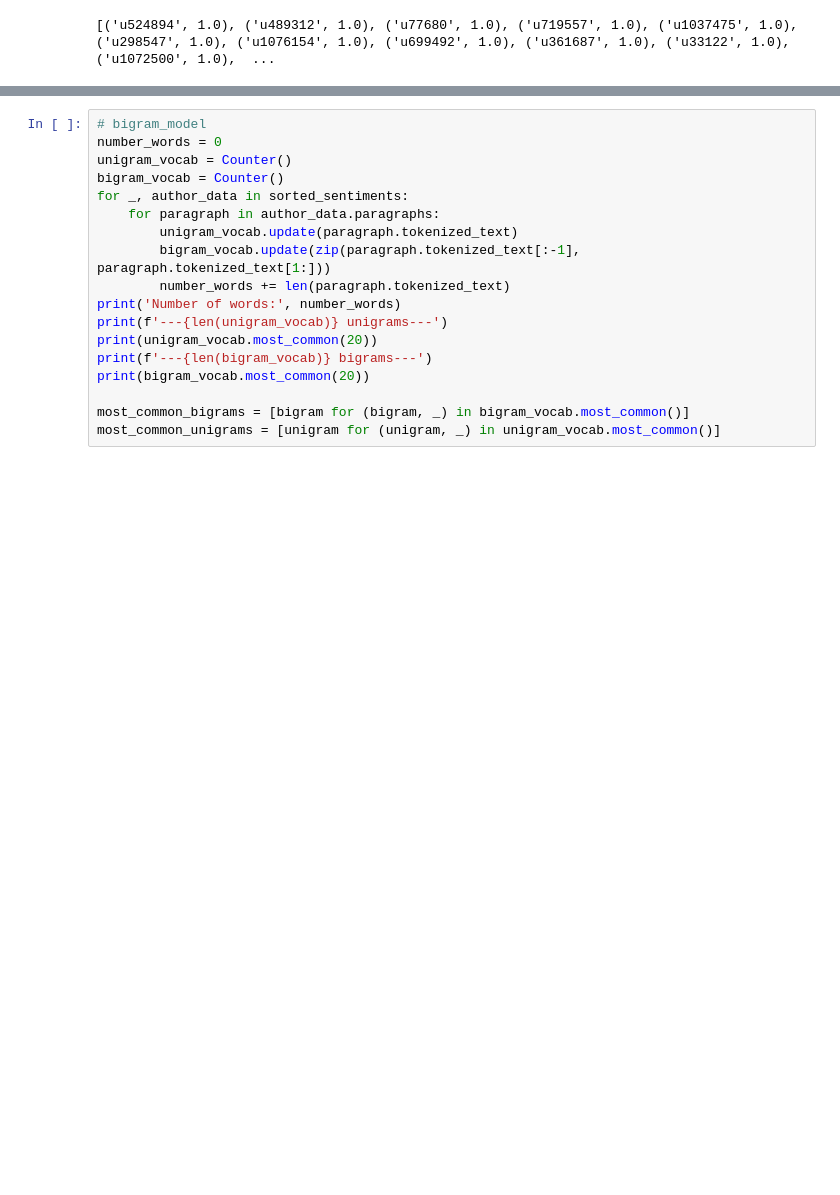
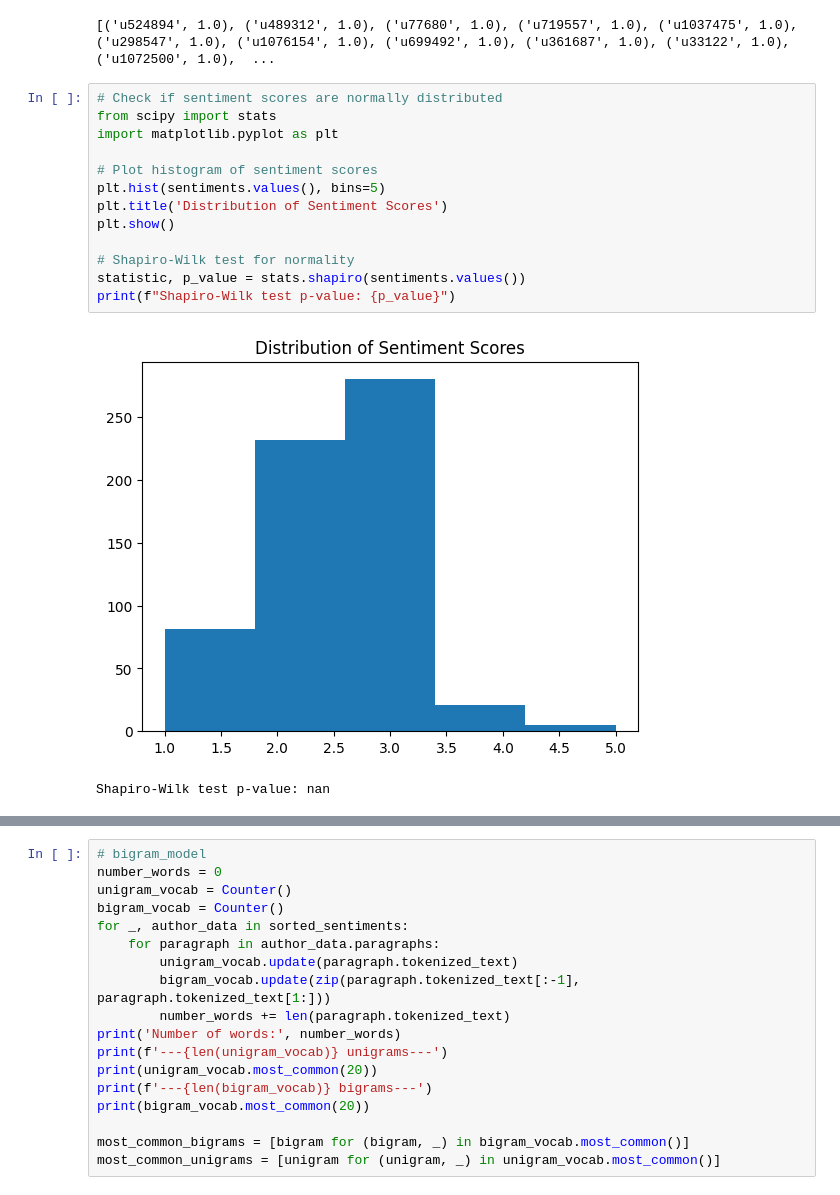
Before and after one commit to DominikKuenkele/MLT_Language-Technology-Resources_project, a Jupyter notebook: code/process.ipynb, the cells around one changed output, grey strips where cells are left out. Drawn from its saved outputs; the diff is of its cells as text; blank space fills up the shorter version.

```diff
--- a/code/process.ipynb
+++ b/code/process.ipynb
@@ -53,3 +53,19 @@ sorted_sentiments = list(sorted(authors.items(), key=lambda x: x[1].sentiment))
 print([(author, author_data.sentiment) for author, author_data in sorted_sentiments])
 # %% [output]
 [('u524894', 1.0), ('u489312', 1.0), ('u77680', 1.0), ('u719557', 1.0), ('u1037475', 1.0), ('u298547', 1.0), ('u1076154', 1.0), ('u699492', 1.0), ('u361687', 1.0), ('u33122', 1.0), ('u1072500', 1.0),  ...
+# %%
+# Check if sentiment scores are normally distributed
+from scipy import stats
+import matplotlib.pyplot as plt
+
+# Plot histogram of sentiment scores
+plt.hist(sentiments.values(), bins=5)
+plt.title('Distribution of Sentiment Scores')
+plt.show()
+
+# Shapiro-Wilk test for normality
+statistic, p_value = stats.shapiro(sentiments.values())
+print(f"Shapiro-Wilk test p-value: {p_value}")
+# %% [output]
+[figure, added]
+Shapiro-Wilk test p-value: nan
```
Also changed, not shown: parts of 28 cells of this notebook, 13 other files.
